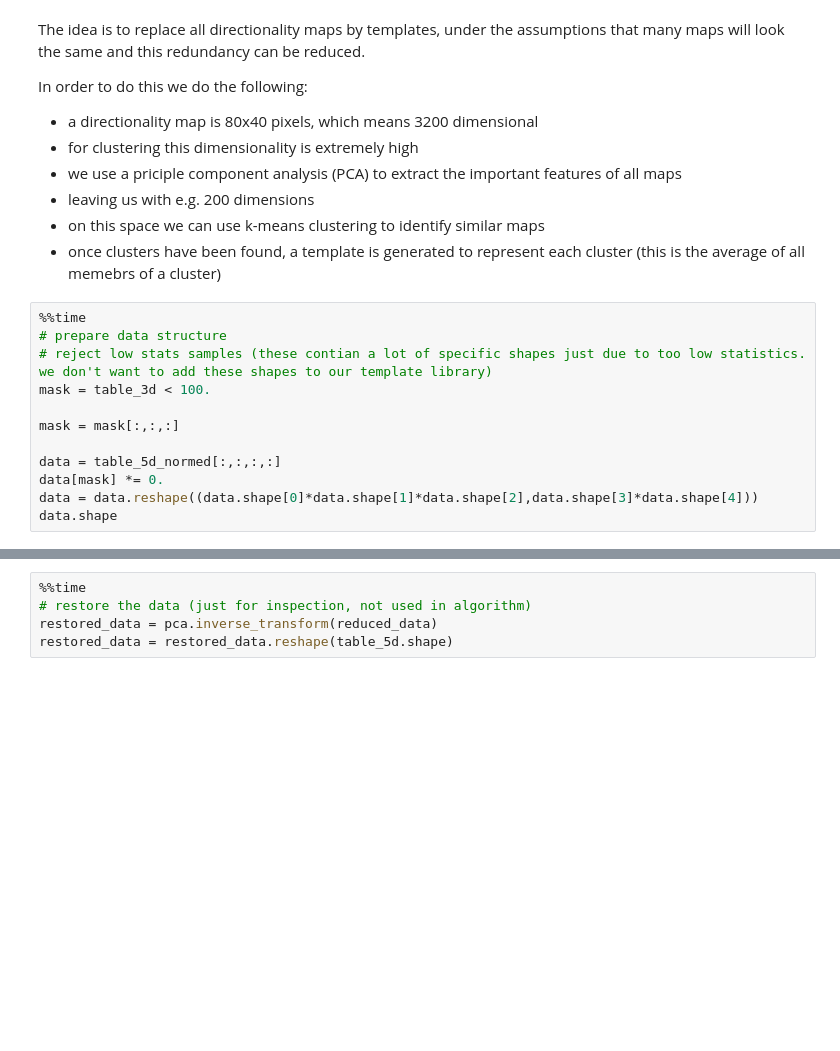
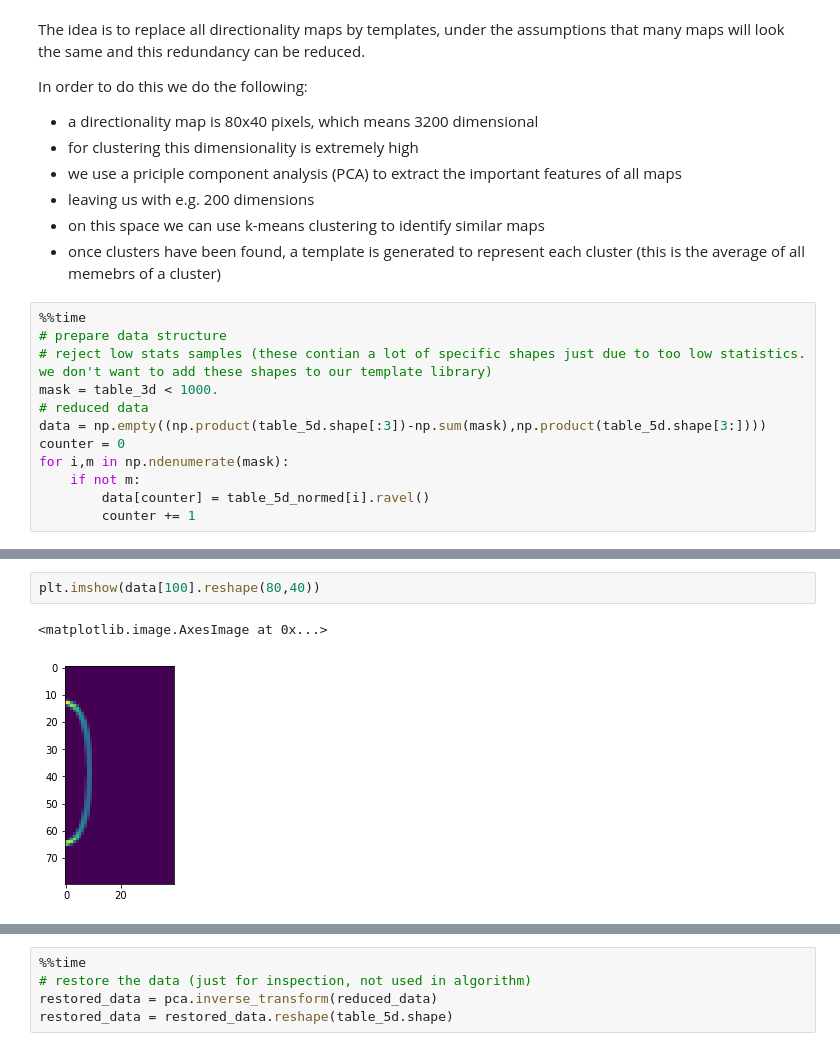
Before and after one commit to icecube/retro, a Jupyter notebook: notebooks/table_compression.ipynb, the cells around one changed output, grey strips where cells are left out. Saved outputs shown, nothing was run; the diff lists cells and outputs as text; blank space fills up the shorter version.

```diff
--- a/notebooks/plot_tables_philipp.ipynb
+++ b/notebooks/table_compression.ipynb
@@ -57,12 +55,12 @@ In order to do this we do the following:
 %%time
 # prepare data structure
 # reject low stats samples (these contian a lot of specific shapes just due to too low statistics. we don't want to add these shapes to our template library)
-mask = table_3d < 100.
-
-mask = mask[:,:,:]
-
-data = table_5d_normed[:,:,:,:]
-data[mask] *= 0.
-data = data.reshape((data.shape[0]*data.shape[1]*data.shape[2],data.shape[3]*data.shape[4]))
-data.shape
+mask = table_3d < 1000.
+# reduced data
+data = np.empty((np.product(table_5d.shape[:3])-np.sum(mask),np.product(table_5d.shape[3:])))
+counter = 0
+for i,m in np.ndenumerate(mask):
+    if not m:
+        data[counter] = table_5d_normed[i].ravel()
+        counter += 1
 # %% [output]
@@ -71,3 +69,8 @@ Wall time: 6.73 s
+# %%
+plt.imshow(data[100].reshape(80,40))
+# %% [output]
+<matplotlib.image.AxesImage at 0x...>
+[figure, added]
 # %%
 %%time
 # do a principal component analysis in order to reduce the dimensionality for the clustering
```
Also changed, not shown: parts of 8 cells of this notebook.
